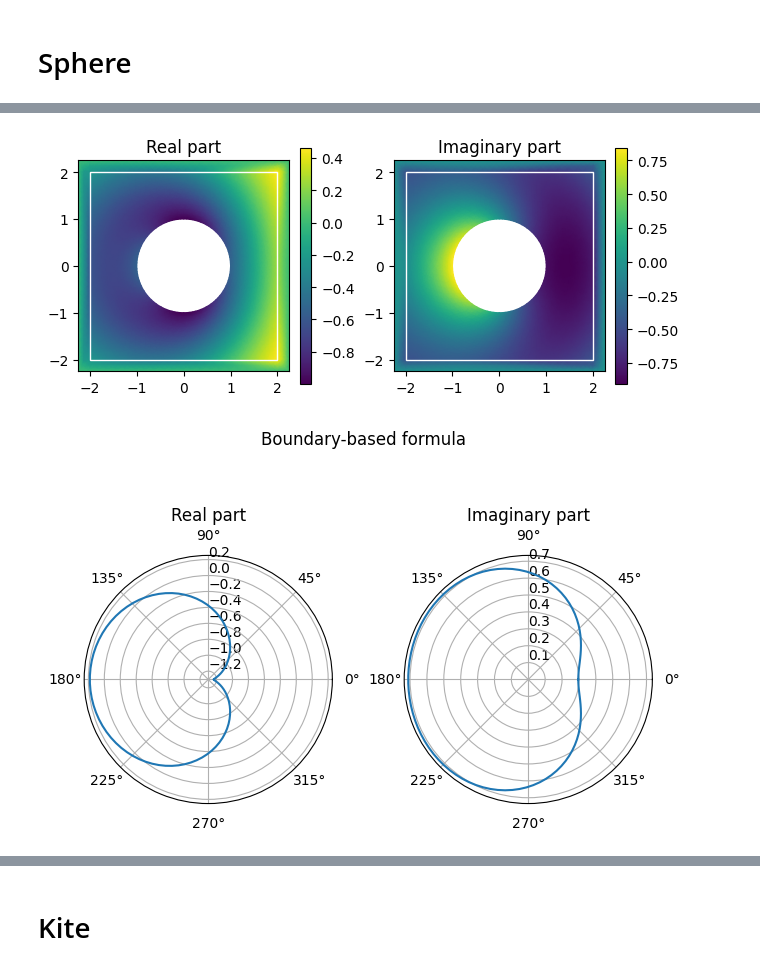
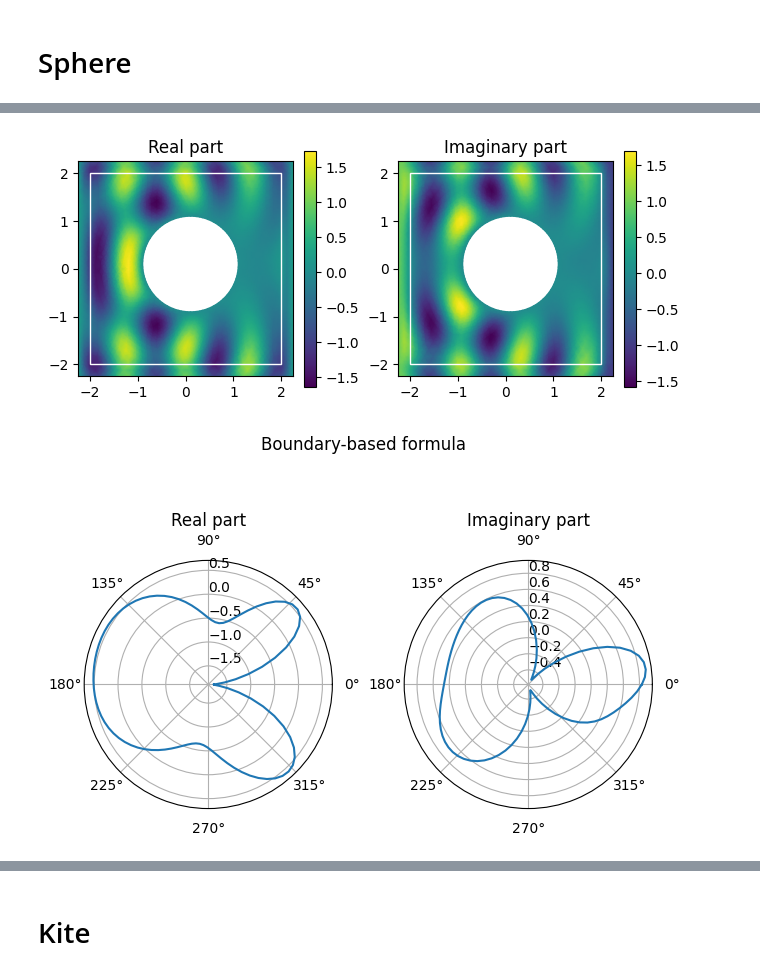
Before and after one commit to gninr/scattering, a Jupyter notebook: plane_wave.ipynb, the cells around one changed output, grey strips where cells are left out. Cells and saved outputs as stored; diff of their text form; code cells hidden in the pictures.

```diff
--- a/plane_wave.ipynb
+++ b/plane_wave.ipynb
@@ -36,6 +35,6 @@ plot_mesh(mesh)
 # %%
-k = 1
-omega = k * c
+k = 5
+d = fd.Constant([1., 0.])
 x = fd.SpatialCoordinate(mesh)
 kdx = k * fd.dot(d, x)
 inc = fd.as_vector((fd.cos(kdx), fd.sin(kdx)))
@@ -43,11 +42,12 @@ g = -inc
 
 uh = solve(mesh, k, a0, a1, b0, b1, g, annular=annular)
 # %%
-plot_field(uh, a0, a1, b0, b1)
+u = fd.interpolate(uh + inc, uh.function_space())
+plot_field(u, a0, a1, b0, b1)
 # %% [output]
-[figure, old version]
+[figure, new version]
 # %%
-plot_far_field(k, uh, inc)
+plot_far_field(k, uh)
 # %% [output]
-[figure, old version]
+[figure, new version]
 # %%
```
Also changed, not shown: parts of 16 cells of this notebook, 3 other files.
